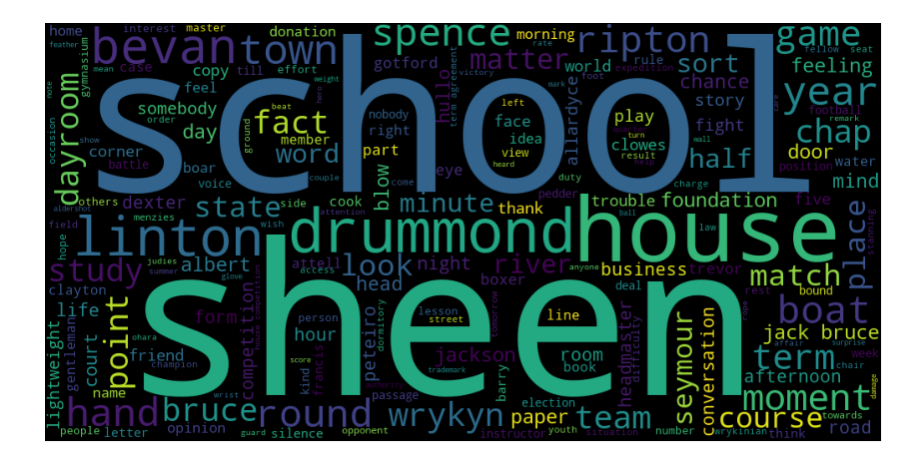
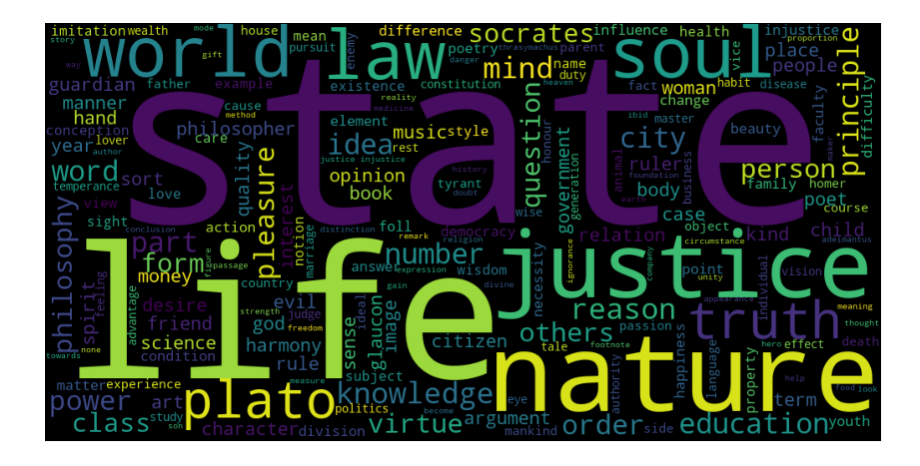
Before and after one commit to ImadEpi/Projects, a Jupyter notebook: Topic_modeling.ipynb, the cells around one changed output. Cells and saved outputs as stored; diff of their text form; code cells hidden in the pictures.

```diff
--- a/Topic_modeling.ipynb
+++ b/Topic_modeling.ipynb
@@ -35,13 +38,13 @@ def clean_data(filename):
 
     # filter out stop words
     stop_words = set(stopwords.words('english'))
-    sw = [w for w in punct if not w in stop_words and len(w)>3]
+    sw = [w for w in punct if not w in stop_words]
 
     # remove remaining tokens that are not alphabetic
     alpha = [word for word in sw if word.isalpha()]
 
     # convert to lower case
-    lower = [w.lower() for w in alpha]
+    lower = [w.lower() for w in alpha ]
 
 
 
@@ -58,7 +61,11 @@ def clean_data(filename):
 
     #lemmatize
     lemmatizer = WordNetLemmatizer()
-    lem = [lemmatizer.lemmatize(word) for word in filtertg]
+    lem = [lemmatizer.lemmatize(word) for word in filtertg if len(word)>3]
+
+
+    #snowball_stemmer_obj = SnowballStemmer("english")
+    #stemm = [snowball_stemmer_obj.stem(word) for word in filtertg]
 
     results = [word for word in lem
         if word !='project'
@@ -88,9 +95,9 @@ def word_cloud(book):
     plt.show()
     plt.close()
 # %%
-cloud = word_cloud('The White Feather')
+cloud = word_cloud('Untitled')
 # %% [output]
-[figure, old version]
+[figure, new version]
 # %%
 def cleantxt():
 
```
Also changed, not shown: parts of 13 cells of this notebook, 1 other file.
